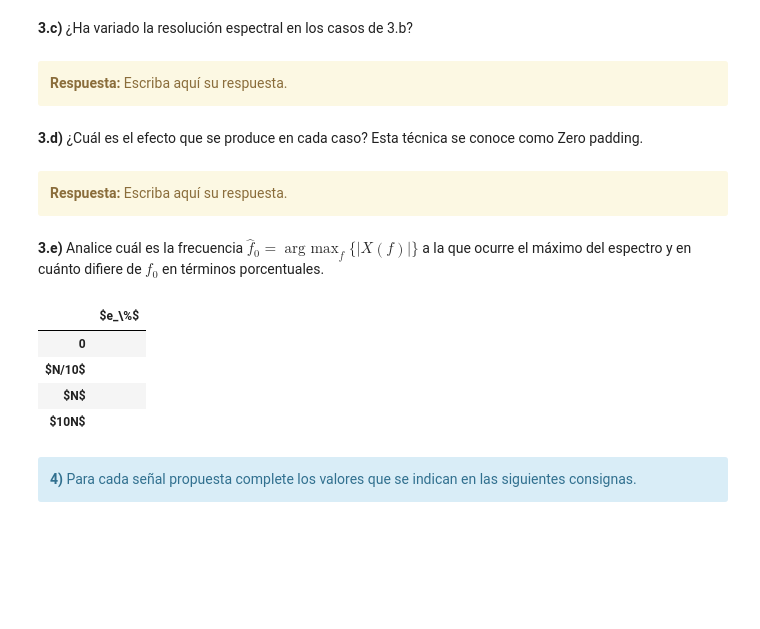
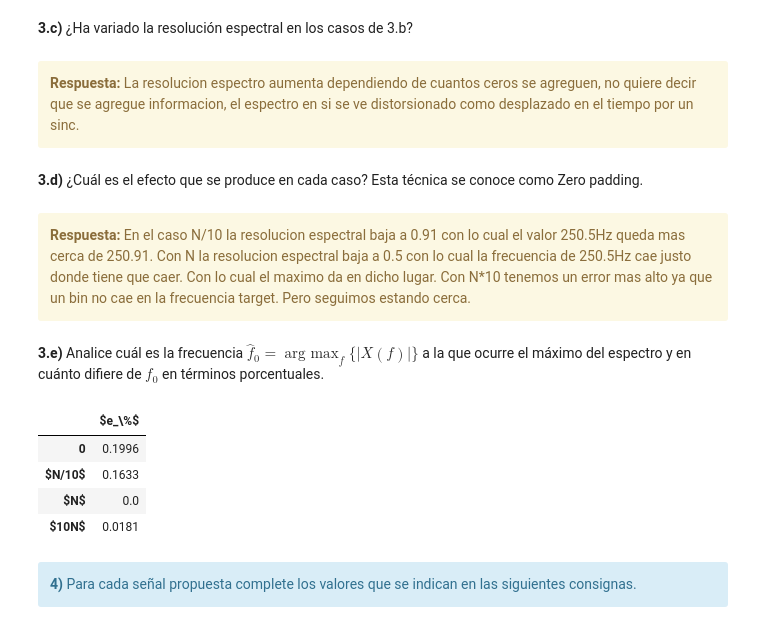
Before and after one commit to gonzalolavigna/mese_2018_pds, a Jupyter notebook: TP1 - Muestreo de señales - Forurier-2.ipynb, the cells around one changed output. Cells and saved outputs as stored; diff of their text form; code cells hidden in the pictures; blank space fills up the shorter version.

Commit message:
Se termina el ejercicio del zero padding

```diff
--- a/TP1 - Muestreo de señales - Forurier-2.ipynb
+++ b/TP1 - Muestreo de señales - Forurier-2.ipynb
@@ -335,7 +335,7 @@ def simple_dft(yy,fs,N):
 
     ##Espectro para mostrar a la salida es solamente el valor absoluto de la mitad de las muestras.
     XX=(2/N)*np.abs(X[0:N//2])
-    ff=np.linspace(0,fs/2,N//2)
+    ff=np.linspace(0,(fs/2),N//2)
     return ff,XX
 # %%
 fs = 1000
@@ -388,9 +388,12 @@ def simple_fft(yy,fs,N):
     ff: Campo de las frecuencias para poder hacer un grafico
     XX: Espectro de la señal en valor absoluto y solo una mitad.
     """
+
+    delta_f = (fs/2)/(N//2) ;
+
     XX = (2/N)*np.abs(sc.fft(yy));
     XX = XX[0:N//2];
-    ff = np.linspace(0,fs/2,N//2);
+    ff = np.linspace(0,(fs/2)-delta_f,N//2);
 
     return ff,XX
 
@@ -916,0 +921,2 @@ HTML(df.to_html())
+# %%
+error_vector = np.zeros(5)
@@ -917,39 +1177,39 @@ HTML(df.to_html())
 # %% [markdown]
 **3.c)** ¿Ha variado la resolución espectral en los casos de 3.b?
-# %% [markdown]
-<div class="alert alert-block alert-warning">
-<b>Respuesta:</b> Escriba aquí su respuesta.
-</div>
+# %% [markdown]
+<div class="alert alert-block alert-warning">
+<b>Respuesta:</b> La resolucion espectro aumenta dependiendo de cuantos ceros se agreguen, no quiere decir que se agregue informacion, el espectro en si se ve distorsionado como desplazado en el tiempo por un sinc.
+</div>
 # %% [markdown]
 **3.d)** ¿Cuál es el efecto que se produce en cada caso? Esta técnica se conoce como Zero padding.
-# %% [markdown]
-<div class="alert alert-block alert-warning">
-<b>Respuesta:</b> Escriba aquí su respuesta.
-</div>
+# %% [markdown]
+<div class="alert alert-block alert-warning">
+<b>Respuesta:</b> En el caso N/10 la resolucion espectral baja a 0.91 con lo cual el valor 250.5Hz queda mas cerca de 250.91. Con N la resolucion espectral baja a 0.5 con lo cual la frecuencia de 250.5Hz cae justo donde tiene que caer. Con lo cual el maximo da en dicho lugar. Con N*10 tenemos un error mas alto ya que un bin no cae en la frecuencia target. Pero seguimos estando cerca.
+</div>
 # %% [markdown]
 **3.e)** Analice cuál es la frecuencia  $\hat{f}_0 = \mathop{arg\ max}_f \{\lvert X(f) \rvert \}$ a la que ocurre el máximo del espectro y en cuánto difiere de $f_0$ en términos porcentuales.
 # %%
 #######################################
 # Tu simulación que genere resultados #
 #######################################
 
-tus_resultados = ['', # <-- acá debería haber numeritos :)
-                  '', # <-- acá debería haber numeritos :)
-                  '', # <-- acá debería haber numeritos :)
-                  '' # <-- acá debería haber numeritos :)
+tus_resultados = ['{}'.format(round(error_vector[0],4)), # <-- acá debería haber numeritos :)
+                  '{}'.format(round(error_vector[1],4)), # <-- acá debería haber numeritos :)
+                  '{}'.format(round(error_vector[2],4)), # <-- acá debería haber numeritos :)
+                  '{}'.format(round(error_vector[3],4)) # <-- acá debería haber numeritos :)
                  ]
 df = DataFrame(tus_resultados, columns=['$e_\%$'],
                index=['0',
                       '$N/10$',
                       '$N$',
                       '$10N$'])
 HTML(df.to_html())
 # %% [output]
 |  | $e_\%$ |
-| 0 |  |
-| $N/10$ |  |
-| $N$ |  |
-| $10N$ |  |
+| 0 | 0.1996 |
+| $N/10$ | 0.1633 |
+| $N$ | 0.0 |
+| $10N$ | 0.0181 |
 # %% [markdown]
 <div class="alert alert-block alert-info">
 <b>4)</b>
```
Also changed, not shown: parts of 18 cells of this notebook, 1 other file.
